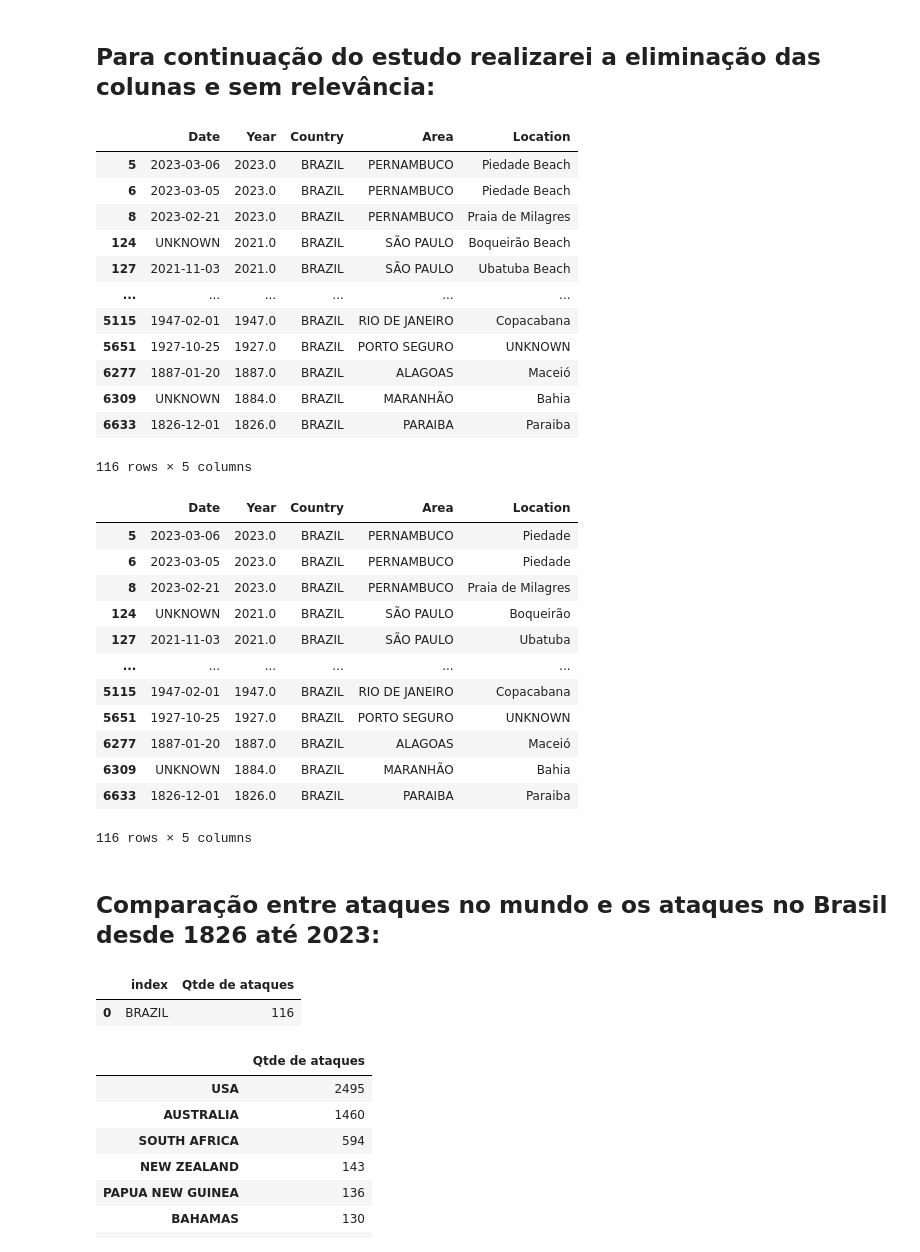
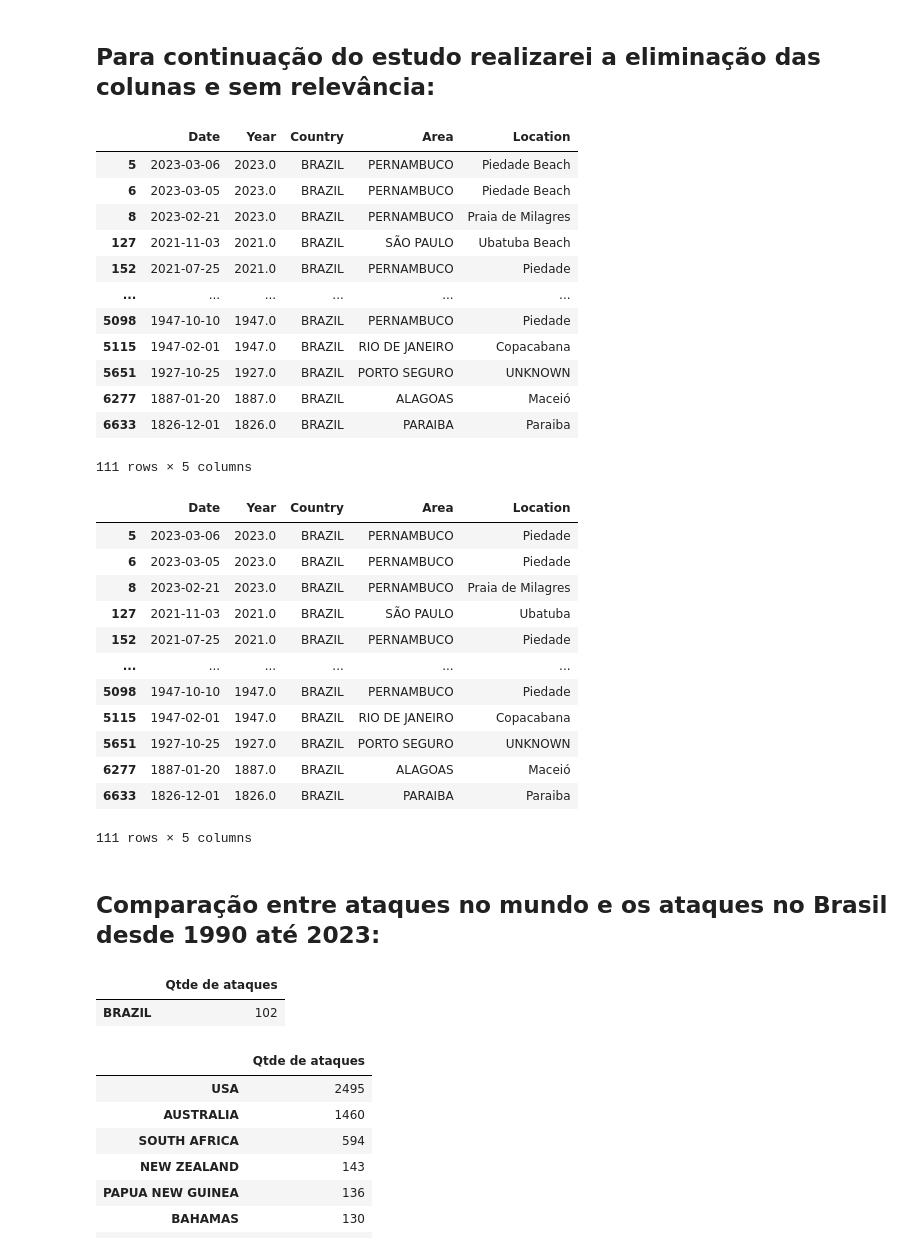
Before and after one commit to PedroPavanii/Shark_Project, a Jupyter notebook: Shark_1.ipynb, the cells around one changed output. Saved outputs shown, nothing was run; the diff lists cells and outputs as text; code cells hidden in the pictures.

```diff
--- a/Shark_1.ipynb
+++ b/Shark_1.ipynb
@@ -214,7 +215,7 @@ dtype: int64
 ## Para continuação **do** estudo realizarei a eliminação das colunas e sem relevância:
 # %%
 df_br = tabela_br.drop(['Type', 'Activity','Name', 'Sex ', 'Age', 'Injury', 'Fatal (Y/N)', 'Time', 'Species ', 'Years'], axis = 1)
-df_br.drop(index=[1056,1948,6380,3790,5210,5239], inplace=True)
+df_br.drop(index=[1056,1948,6380,3790,5210,5239,124,2481,541,1675,6309], inplace=True)
 # %%
 #LIMPANDO A COLUNA AREA
 df_br['Area'] = df_br['Area'].replace('Boi Island, Victoria','Espirito Santo')
@@ -227,15 +228,15 @@ limpar_coluna_string(df_br,'Area')
 | 5 | 2023-03-06 | 2023.0 | BRAZIL | PERNAMBUCO | Piedade Beach |
 | 6 | 2023-03-05 | 2023.0 | BRAZIL | PERNAMBUCO | Piedade Beach |
 | 8 | 2023-02-21 | 2023.0 | BRAZIL | PERNAMBUCO | Praia de Milagres |
-| 124 | UNKNOWN | 2021.0 | BRAZIL | SÃO PAULO | Boqueirão Beach |
 | 127 | 2021-11-03 | 2021.0 | BRAZIL | SÃO PAULO | Ubatuba Beach |
+| 152 | 2021-07-25 | 2021.0 | BRAZIL | PERNAMBUCO | Piedade |
 | ... | ... | ... | ... | ... | ... |
+| 5098 | 1947-10-10 | 1947.0 | BRAZIL | PERNAMBUCO | Piedade |
 | 5115 | 1947-02-01 | 1947.0 | BRAZIL | RIO DE JANEIRO | Copacabana |
 | 5651 | 1927-10-25 | 1927.0 | BRAZIL | PORTO SEGURO | UNKNOWN |
 | 6277 | 1887-01-20 | 1887.0 | BRAZIL | ALAGOAS | Maceió |
-| 6309 | UNKNOWN | 1884.0 | BRAZIL | MARANHÃO | Bahia |
 | 6633 | 1826-12-01 | 1826.0 | BRAZIL | PARAIBA | Paraiba |
-116 rows × 5 columns
+111 rows × 5 columns
 # %%
 #LIMPANDO A COLUNA LOCATION
 df_br['Location'] = df_br['Location'].str.replace('Beach', ' ', regex=False)
@@ -245,25 +246,25 @@ df_br
 | 5 | 2023-03-06 | 2023.0 | BRAZIL | PERNAMBUCO | Piedade |
 | 6 | 2023-03-05 | 2023.0 | BRAZIL | PERNAMBUCO | Piedade |
 | 8 | 2023-02-21 | 2023.0 | BRAZIL | PERNAMBUCO | Praia de Milagres |
-| 124 | UNKNOWN | 2021.0 | BRAZIL | SÃO PAULO | Boqueirão |
 | 127 | 2021-11-03 | 2021.0 | BRAZIL | SÃO PAULO | Ubatuba |
+| 152 | 2021-07-25 | 2021.0 | BRAZIL | PERNAMBUCO | Piedade |
 | ... | ... | ... | ... | ... | ... |
+| 5098 | 1947-10-10 | 1947.0 | BRAZIL | PERNAMBUCO | Piedade |
 | 5115 | 1947-02-01 | 1947.0 | BRAZIL | RIO DE JANEIRO | Copacabana |
 | 5651 | 1927-10-25 | 1927.0 | BRAZIL | PORTO SEGURO | UNKNOWN |
 | 6277 | 1887-01-20 | 1887.0 | BRAZIL | ALAGOAS | Maceió |
-| 6309 | UNKNOWN | 1884.0 | BRAZIL | MARANHÃO | Bahia |
 | 6633 | 1826-12-01 | 1826.0 | BRAZIL | PARAIBA | Paraiba |
-116 rows × 5 columns
+111 rows × 5 columns
 # %% [markdown]
-## **Comparação entre ataques no mundo e os ataques no Brasil desde 1826 até 2023:**
+## **Comparação entre ataques no mundo e os ataques no Brasil desde 1990 até 2023:**
 # %%
 #DEFININDO O DATAFRAME ATAQUES NO BRASIL
-
-ataques_tot_br = df_br['Country'].value_counts().to_frame()
-ataques_tot_br = ataques_tot_br.rename(columns={'Country': 'Qtde de ataques'}).reset_index()
+ataque_tot_br = df_br[df_br['Date'] > '1990-01-01']
+ataques_tot_br = ataque_tot_br['Country'].value_counts().to_frame()
+ataques_tot_br = ataques_tot_br.rename(columns={'Country': 'Qtde de ataques'})
 ataques_tot_br
 # %% [output]
-|  | index | Qtde de ataques |
-| 0 | BRAZIL | 116 |
+|  | Qtde de ataques |
+| BRAZIL | 102 |
 # %%
 #DEFININDO O DATAFRAME ATAQUES PELO MUNDO
```
Also changed, not shown: parts of 19 cells of this notebook.
